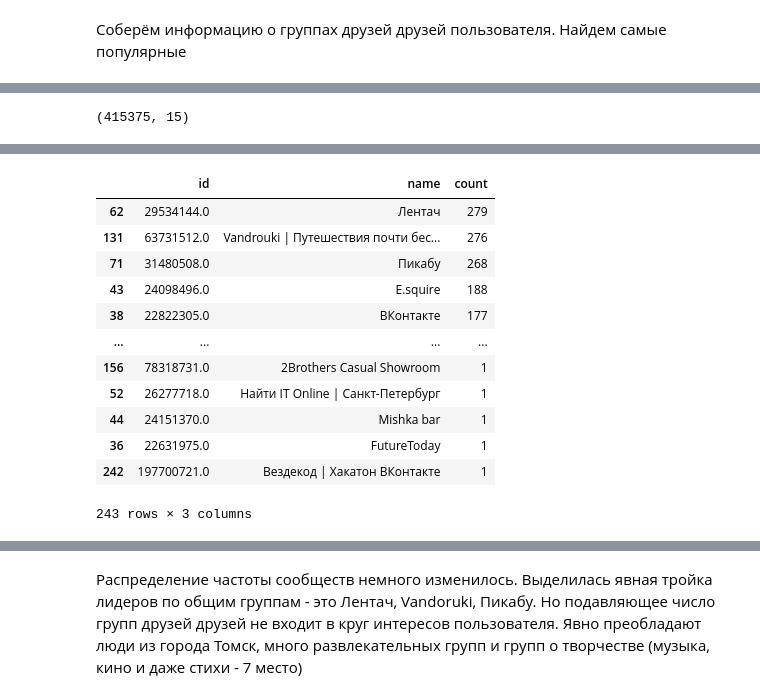
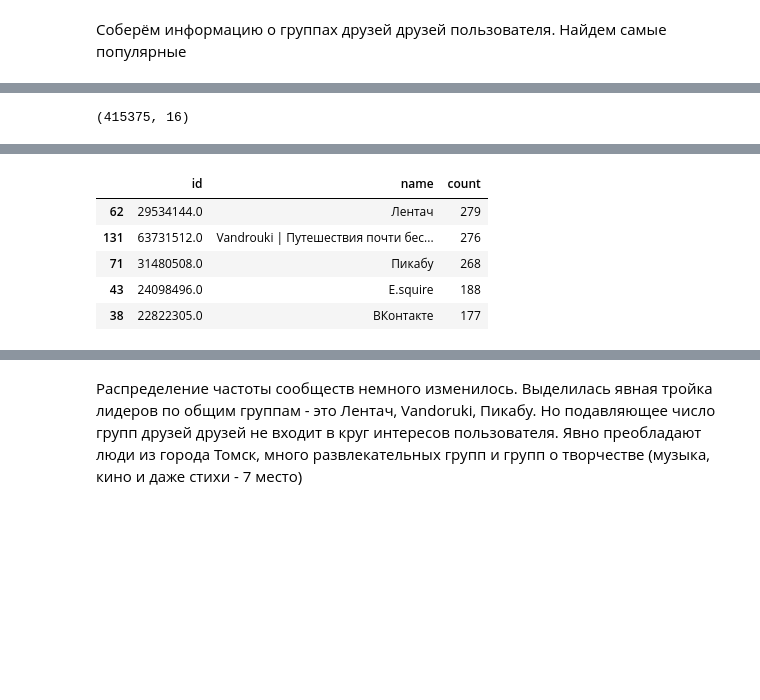
Before and after one commit to VPonomarev42/LearningRep, a Jupyter notebook: VK_pet_project.ipynb, the cells around one changed output, grey strips where cells are left out. Cells and saved outputs as stored; diff of their text form; code cells hidden in the pictures; blank space fills up the shorter version.

```diff
--- a/VK_pet_project.ipynb
+++ b/VK_pet_project.ipynb
@@ -71,6 +72,6 @@ Enter authentication code: 746261
 # %% [markdown]
 Получим список групп пользователя, список друзей и список групп друзей, а в конце объединим эти два списка.
 # %%
-user_id = vk.users.get()[0]['id'] #получаем id авторизованного пользователя
-#user_id = 55420799
-user_id
+#user_id = vk.users.get()[0]['id'] #получаем id авторизованного пользователя
+user_id = 55420799
+#user_id
@@ -203,2 +204,0 @@ f.tight_layout()
-# %%
-user_groups_df = merged_df.query("user_id == 55420799")
@@ -280,7 +214,7 @@ merged_df[merged_df.isin({'id':user_groups_df.id})['id']]
 # %%
 list_friends_of_friends_df = pd.DataFrame()
 
-for friend in user_friends_list:
+for friend in tqdm(user_friends_list):
   try:
     list_friends_of_friend_df = pd.DataFrame( vk.friends.get(user_id=friend, fields=['first_name', 'last_name'])['items'])
     list_friends_of_friend_df['user_friend_id'] = friend
@@ -346,7 +288,7 @@ freinds_of_friends_groups_freq
 merged_friends_of_friends_df = pd.concat([list_groups_of_friends_of_friends_df, user_groups_df], axis=0)
 merged_friends_of_friends_df.shape
 # %% [output]
-(415375, 15)
+(415375, 16)
 # %%
 merged_friends_of_friends_df.head()
 # %% [output]
@@ -359,20 +301,13 @@ merged_friends_of_friends_df.head()
 # %%
 commons_friends_of_friends_groups_freq = merged_friends_of_friends_df[merged_friends_of_friends_df.id.isin(user_groups_df.id)].groupby(['id', 'name'], as_index=False)\
          .agg({'type':'count'})\
          .sort_values(by='type',ascending=False)\
          .rename(columns={'type':'count'})
-commons_friends_of_friends_groups_freq
+commons_friends_of_friends_groups_freq.head()
 # %% [output]
 |  | id | name | count |
 | 62 | 29534144.0 | Лентач | 279 |
 | 131 | 63731512.0 | Vandrouki | Путешествия почти бес... | 276 |
 | 71 | 31480508.0 | Пикабу | 268 |
 | 43 | 24098496.0 | E.squirе | 188 |
 | 38 | 22822305.0 | ВКонтакте | 177 |
-| ... | ... | ... | ... |
-| 156 | 78318731.0 | 2Brothers Casual Showroom | 1 |
-| 52 | 26277718.0 | Найти IT Online | Санкт-Петербург | 1 |
-| 44 | 24151370.0 | Mishka bar | 1 |
-| 36 | 22631975.0 | FutureToday | 1 |
-| 242 | 197700721.0 | Вездекод | Хакатон ВКонтакте | 1 |
-243 rows × 3 columns
```
Also changed, not shown: parts of 40 cells of this notebook.
